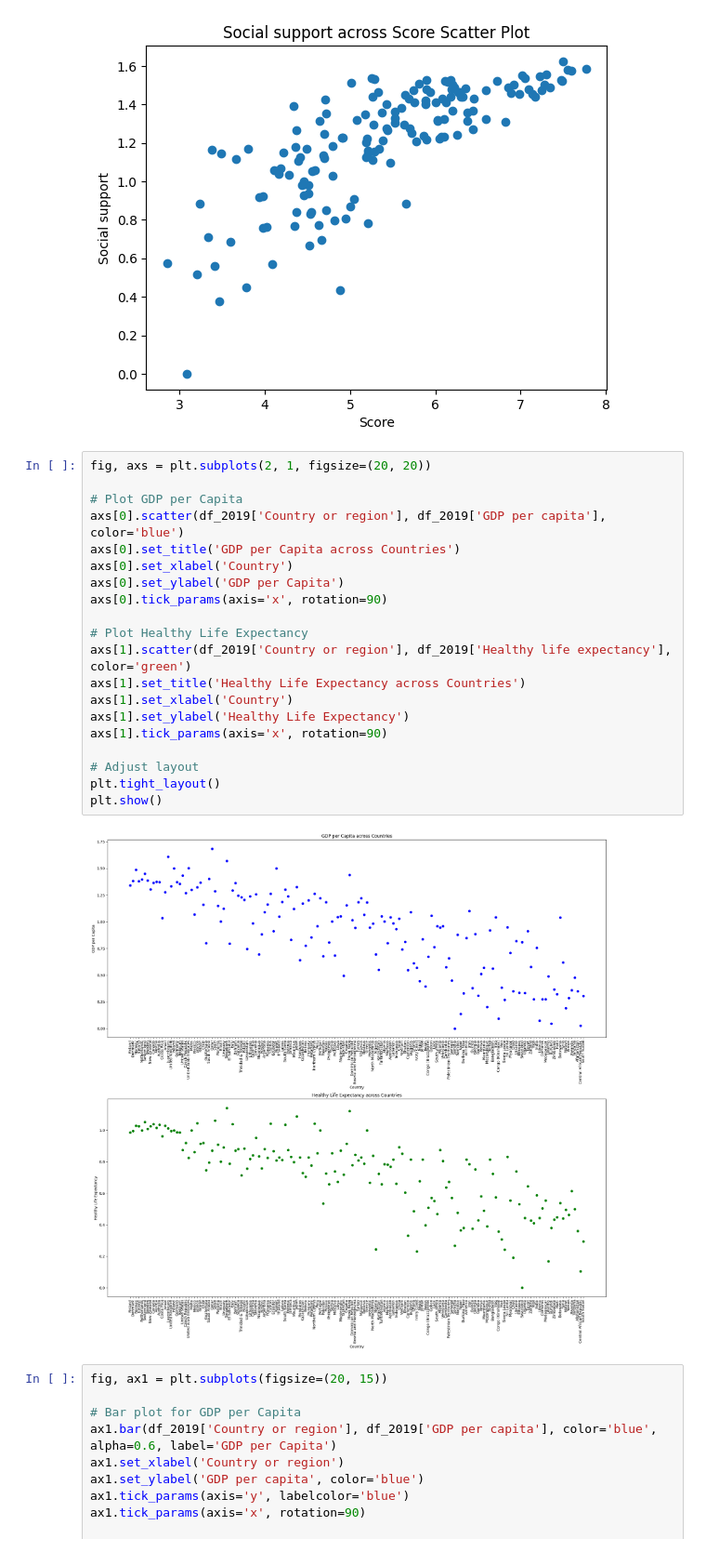
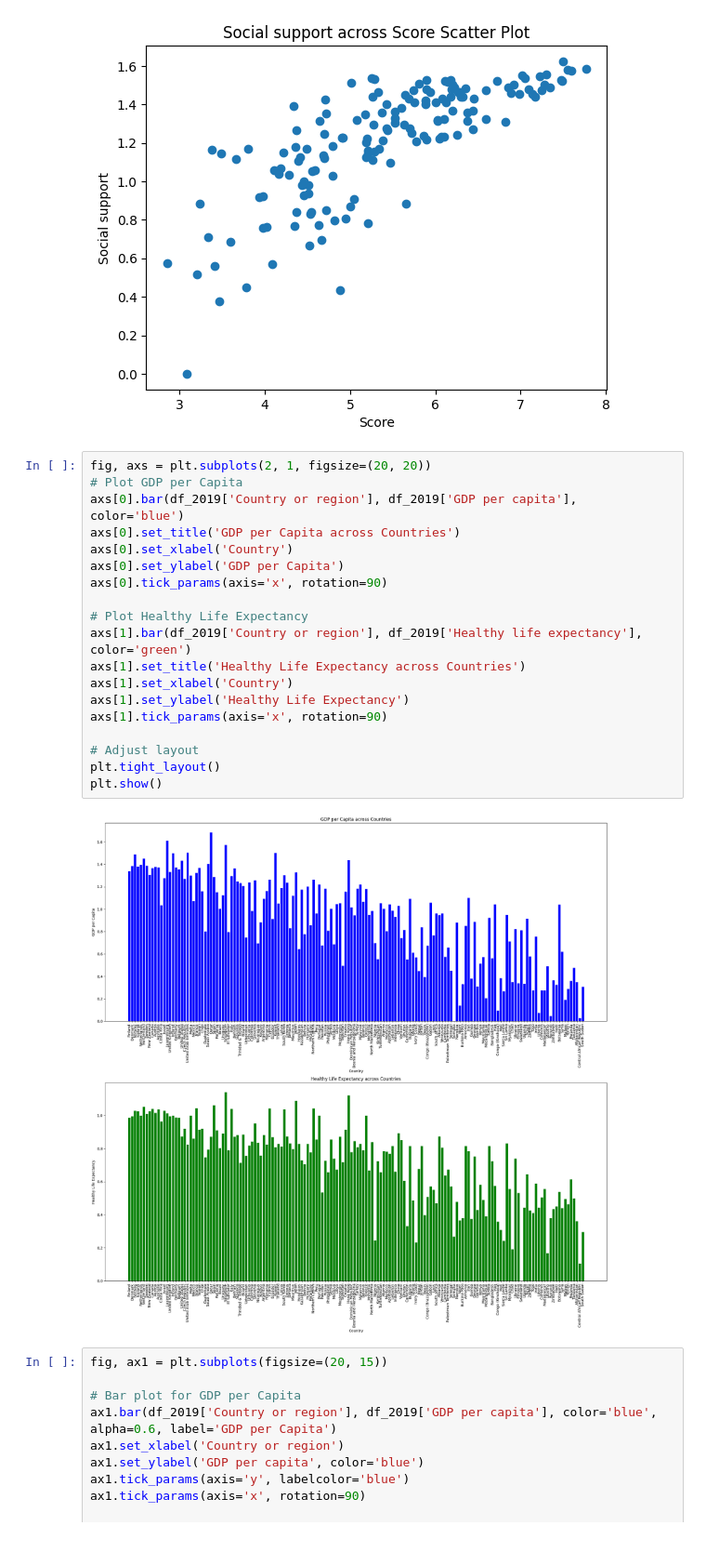
Before and after one commit to igelfgat/DI_Bootcamp, a Jupyter notebook: Week6/Day1/Daily_challenge/daily_challenge.ipynb, the cells around one changed output. Shown at 93% size. Saved outputs shown, nothing was run; the diff lists cells and outputs as text.

```diff
--- a/Week6/Day1/Daily_challenge/daily_challenge.ipynb
+++ b/Week6/Day1/Daily_challenge/daily_challenge.ipynb
@@ -53,26 +53,25 @@ plt.show()
 [figure]
 # %%
 fig, axs = plt.subplots(2, 1, figsize=(20, 20))
-
 # Plot GDP per Capita
-axs[0].scatter(df_2019['Country or region'], df_2019['GDP per capita'], color='blue')
+axs[0].bar(df_2019['Country or region'], df_2019['GDP per capita'], color='blue')
 axs[0].set_title('GDP per Capita across Countries')
 axs[0].set_xlabel('Country')
 axs[0].set_ylabel('GDP per Capita')
 axs[0].tick_params(axis='x', rotation=90)
 
 # Plot Healthy Life Expectancy
-axs[1].scatter(df_2019['Country or region'], df_2019['Healthy life expectancy'], color='green')
+axs[1].bar(df_2019['Country or region'], df_2019['Healthy life expectancy'], color='green')
 axs[1].set_title('Healthy Life Expectancy across Countries')
 axs[1].set_xlabel('Country')
 axs[1].set_ylabel('Healthy Life Expectancy')
 axs[1].tick_params(axis='x', rotation=90)
 
 # Adjust layout
 plt.tight_layout()
 plt.show()
 # %% [output]
-[figure, old version]
+[figure, new version]
 # %%
 fig, ax1 = plt.subplots(figsize=(20, 15))
 
```
